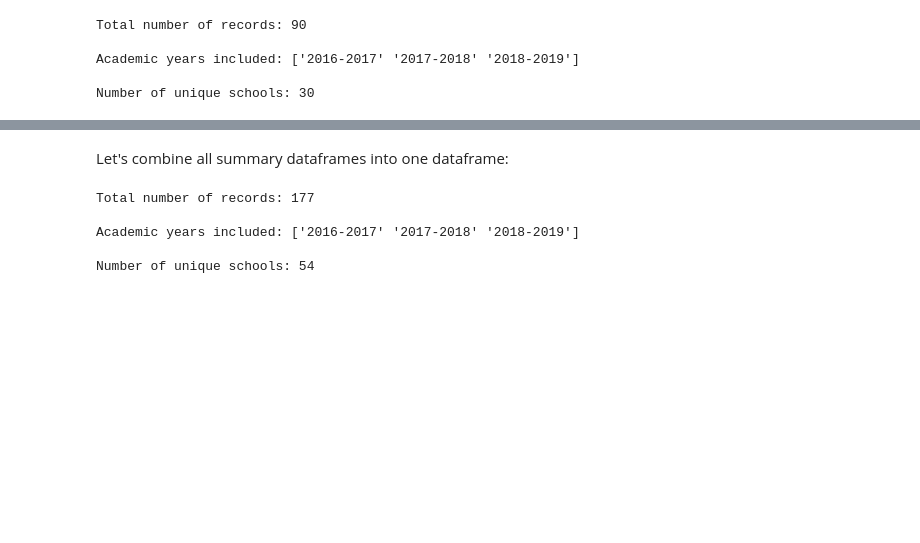
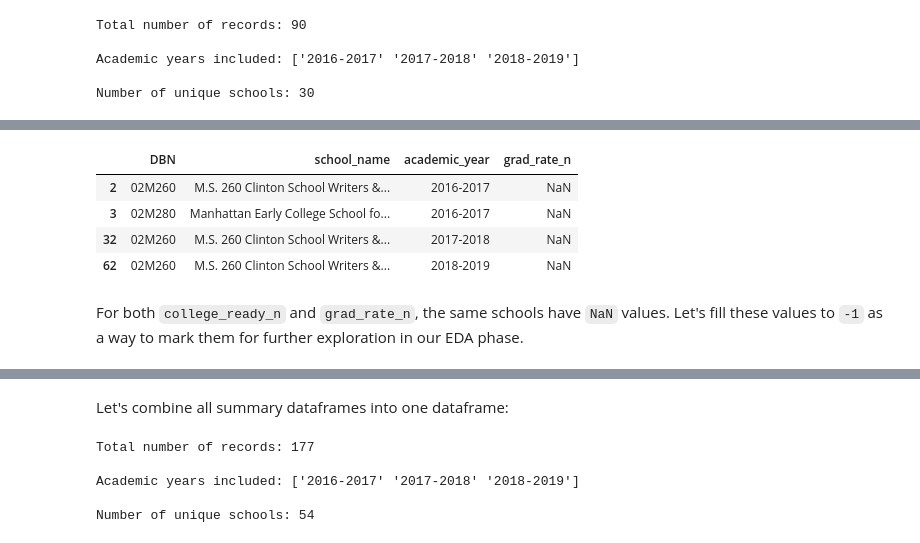
Before and after one commit to eraiken/Springboard, a Jupyter notebook: Capstone 3/1 - Data Cleaning and Wrangling.ipynb, the cells around one changed output, grey strips where cells are left out. Drawn from its saved outputs; the diff is of its cells as text; code cells hidden in the pictures; blank space fills up the shorter version.

```diff
--- a/Capstone 3/1 - Data Cleaning and Wrangling.ipynb
+++ b/Capstone 3/1 - Data Cleaning and Wrangling.ipynb
@@ -1420,0 +1644,12 @@ Number of unique schools: 30
+# %%
+# NaN schools for grad_rate_n
+nan_schools = hs_achievement_df[hs_achievement_df['grad_rate_n'].isna()][['DBN', 'school_name', 'academic_year', 'grad_rate_n']]
+nan_schools
+# %% [output]
+|  | DBN | school_name | academic_year | grad_rate_n |
+| 2 | 02M260 | M.S. 260 Clinton School Writers &... | 2016-2017 | NaN |
+| 3 | 02M280 | Manhattan Early College School fo... | 2016-2017 | NaN |
+| 32 | 02M260 | M.S. 260 Clinton School Writers &... | 2017-2018 | NaN |
+| 62 | 02M260 | M.S. 260 Clinton School Writers &... | 2018-2019 | NaN |
+# %% [markdown]
+For both `college_ready_n` and `grad_rate_n`, the same schools have `NaN` values. Let's fill these values to `-1` as a way to mark them for further exploration in our EDA phase.
```
Also changed, not shown: parts of 21 cells of this notebook.
